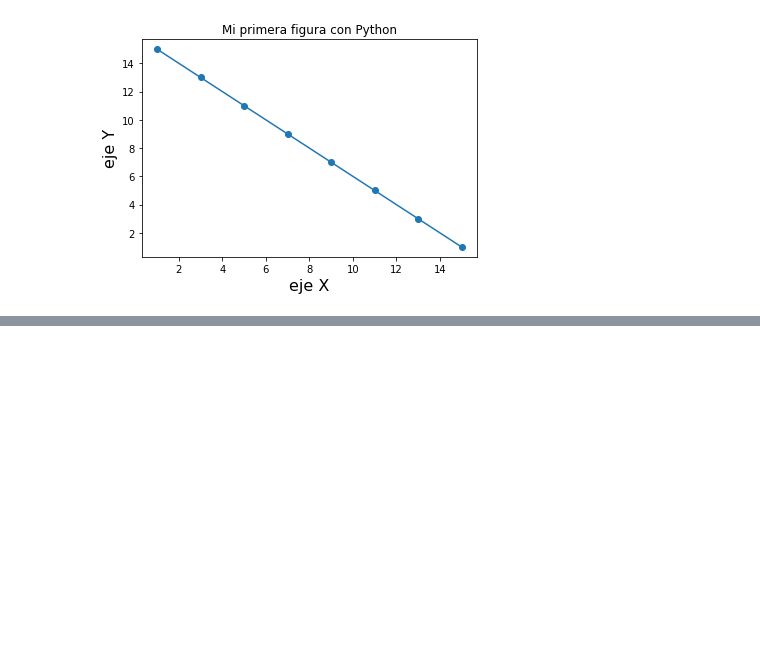
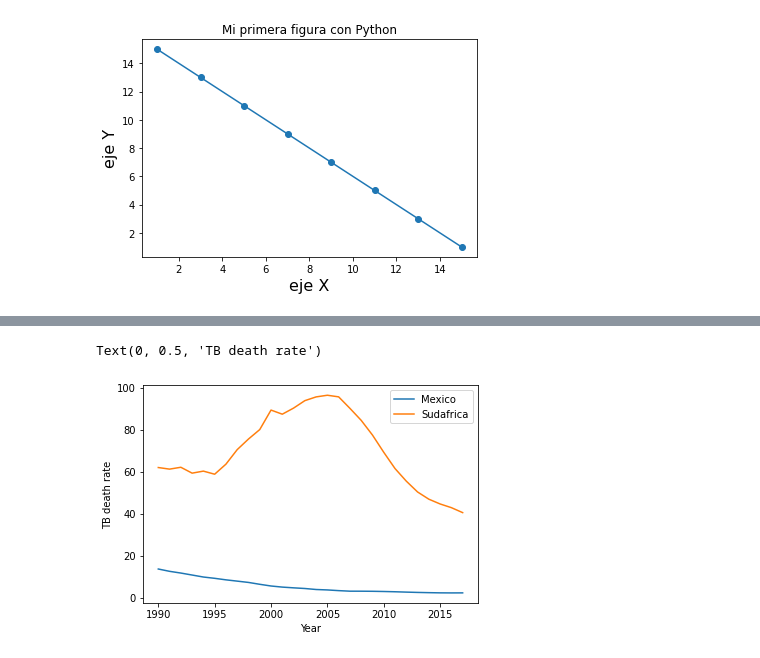
Before and after one commit to ajinich/tcj2021, a Jupyter notebook: code/intro_a_Python.ipynb, the cells around one changed output, grey strips where cells are left out. Drawn from its saved outputs; the diff is of its cells as text; code cells hidden in the pictures; blank space fills up the shorter version.

```diff
--- a/code/intro_a_Python.ipynb
+++ b/code/intro_a_Python.ipynb
@@ -29,0 +61,2 @@ Text(0.5, 1.0, 'Mi primera figura con Python')
+# %%
+df_data = pd.read_csv('tuberculosis-death-rates.csv')
@@ -29,0 +74,3 @@ Text(0.5, 1.0, 'Mi primera figura con Python')
+# %%
+df_MX = df_data[df_data.Entity == 'Mexico']
+df_SA = df_data[df_data.Entity == 'South Africa']
@@ -29,0 +86,9 @@ Text(0.5, 1.0, 'Mi primera figura con Python')
+# %%
+plt.plot(df_MX.Year, df_MX.Rate)
+plt.plot(df_SA.Year, df_SA.Rate)
+plt.legend(['Mexico', 'Sudafrica'])
+plt.xlabel('Year')
+plt.ylabel('TB death rate')
+# %% [output]
+Text(0, 0.5, 'TB death rate')
+[figure, added]
```
Also changed, not shown: parts of 12 cells of this notebook.
